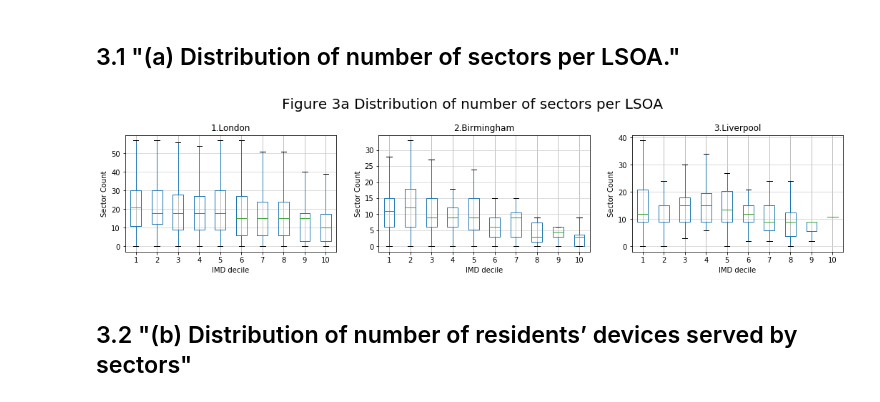
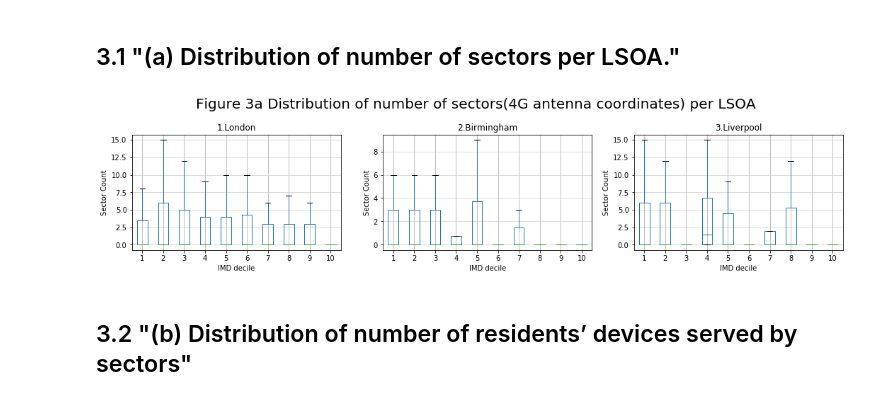
Before and after one commit to 5uperpalo/Telefonica, a Jupyter notebook: IMC2020/UK_Diagrams_IMC2020.ipynb, the cells around one changed output. Cells and saved outputs as stored; diff of their text form; code cells hidden in the pictures.

```diff
--- a/IMC2020/UK_Diagrams_IMC2020.ipynb
+++ b/IMC2020/UK_Diagrams_IMC2020.ipynb
@@ -277,46 +269,55 @@ birmingham_antenna_imd_pd = birmingham_antenna_imd_pd[birmingham_antenna_imd_pd[
 liverpool_antenna_imd_pd = pd.read_csv(liverpool_antenna_imd_loc, index_col=False)
 liverpool_antenna_imd_pd = liverpool_antenna_imd_pd[liverpool_antenna_imd_pd['generation']=='4G']
 
-# convert antenna pandas to geodataframes with coordinates of voronoi polygons corresponding to each antenna
-london_antenna_imd_pd['geometry'] = london_antenna_imd_pd['geometry_voronoi'].apply(wkt.loads)
-london_antenna_gpd_voronoi = gpd.GeoDataFrame(london_antenna_imd_pd, geometry='geometry').drop(columns=['geometry_voronoi','lkey','generation','IMDDecil']).rename(columns={'geometry_voronoi': 'geometry'})
-birmingham_antenna_imd_pd['geometry'] = birmingham_antenna_imd_pd['geometry_voronoi'].apply(wkt.loads)
-birmingham_antenna_gpd_voronoi = gpd.GeoDataFrame(birmingham_antenna_imd_pd, geometry='geometry').drop(columns=['geometry_voronoi','lkey','generation','IMDDecil']).rename(columns={'geometry_voronoi': 'geometry'})
-liverpool_antenna_imd_pd['geometry'] = liverpool_antenna_imd_pd['geometry_voronoi'].apply(wkt.loads)
-liverpool_antenna_gpd_voronoi = gpd.GeoDataFrame(liverpool_antenna_imd_pd, geometry='geometry').drop(columns=['geometry_voronoi','lkey','generation','IMDDecil']).rename(columns={'geometry_voronoi': 'geometry'})
+## previous solution - based on voronoi overlap with LSOAs
+## convert antenna pandas to geodataframes with coordinates of voronoi polygons corresponding to each antenna
+# london_antenna_imd_pd['geometry'] = london_antenna_imd_pd['geometry_voronoi'].apply(wkt.loads)
+# london_antenna_gpd_voronoi = gpd.GeoDataFrame(london_antenna_imd_pd, geometry='geometry').drop(columns=['geometry_voronoi','lkey','generation','IMDDecil']).rename(columns={'geometry_voronoi': 'geometry'})
+# birmingham_antenna_imd_pd['geometry'] = birmingham_antenna_imd_pd['geometry_voronoi'].apply(wkt.loads)
+# birmingham_antenna_gpd_voronoi = gpd.GeoDataFrame(birmingham_antenna_imd_pd, geometry='geometry').drop(columns=['geometry_voronoi','lkey','generation','IMDDecil']).rename(columns={'geometry_voronoi': 'geometry'})
+# liverpool_antenna_imd_pd['geometry'] = liverpool_antenna_imd_pd['geometry_voronoi'].apply(wkt.loads)
+# liverpool_antenna_gpd_voronoi = gpd.GeoDataFrame(liverpool_antenna_imd_pd, geometry='geometry').drop(columns=['geometry_voronoi','lkey','generation','IMDDecil']).rename(columns={'geometry_voronoi': 'geometry'})
+
+# current solution - antenna coordinates
+london_antenna_imd_pd['geometry'] = london_antenna_imd_pd['geometry'].apply(wkt.loads)
+london_antenna_gpd = gpd.GeoDataFrame(london_antenna_imd_pd, geometry='geometry').drop(columns=['geometry_voronoi','lkey','generation','IMDDecil']).rename(columns={'geometry_voronoi': 'geometry'})
+birmingham_antenna_imd_pd['geometry'] = birmingham_antenna_imd_pd['geometry'].apply(wkt.loads)
+birmingham_antenna_gpd = gpd.GeoDataFrame(birmingham_antenna_imd_pd, geometry='geometry').drop(columns=['geometry_voronoi','lkey','generation','IMDDecil']).rename(columns={'geometry_voronoi': 'geometry'})
+liverpool_antenna_imd_pd['geometry'] = liverpool_antenna_imd_pd['geometry'].apply(wkt.loads)
+liverpool_antenna_gpd = gpd.GeoDataFrame(liverpool_antenna_imd_pd, geometry='geometry').drop(columns=['geometry_voronoi','lkey','generation','IMDDecil']).rename(columns={'geometry_voronoi': 'geometry'})
 # %%
 # count intersection of 4G Antennas voronoi cells with LSOAs
-london_AntVor_x_LSOA_count = sjoin(london_lsoa_2019_gpd,london_antenna_gpd_voronoi, how='left',op='intersects').reset_index()
-london_AntVor_x_LSOA_count = london_AntVor_x_LSOA_count.groupby(['index','IMDDecil'], as_index=False).count().drop(columns=['index','geometry']).rename(columns={'index_right': '4G_antenna_count'})
+london_Ant_x_LSOA_count = sjoin(london_lsoa_2019_gpd,london_antenna_gpd, how='left',op='intersects').reset_index()
+london_Ant_x_LSOA_count = london_Ant_x_LSOA_count.groupby(['index','IMDDecil'], as_index=False).count().drop(columns=['index','geometry']).rename(columns={'index_right': '4G_antenna_count'})
 
-birmingham_AntVor_x_LSOA_count = sjoin(birmingham_lsoa_2019_gpd,birmingham_antenna_gpd_voronoi, how='left',op='intersects').reset_index()
-birmingham_AntVor_x_LSOA_count = birmingham_AntVor_x_LSOA_count.groupby(['index','IMDDecil'], as_index=False).count().drop(columns=['index','geometry']).rename(columns={'index_right': '4G_antenna_count'})
+birmingham_Ant_x_LSOA_count = sjoin(birmingham_lsoa_2019_gpd,birmingham_antenna_gpd, how='left',op='intersects').reset_index()
+birmingham_Ant_x_LSOA_count = birmingham_Ant_x_LSOA_count.groupby(['index','IMDDecil'], as_index=False).count().drop(columns=['index','geometry']).rename(columns={'index_right': '4G_antenna_count'})
 
-liverpool_AntVor_x_LSOA_count = sjoin(liverpool_lsoa_2019_gpd,liverpool_antenna_gpd_voronoi, how='left',op='intersects').reset_index()
-liverpool_AntVor_x_LSOA_count = liverpool_AntVor_x_LSOA_count.groupby(['index','IMDDecil'], as_index=False).count().drop(columns=['index','geometry']).rename(columns={'index_right': '4G_antenna_count'})
+liverpool_Ant_x_LSOA_count = sjoin(liverpool_lsoa_2019_gpd,liverpool_antenna_gpd, how='left',op='intersects').reset_index()
+liverpool_Ant_x_LSOA_count = liverpool_Ant_x_LSOA_count.groupby(['index','IMDDecil'], as_index=False).count().drop(columns=['index','geometry']).rename(columns={'index_right': '4G_antenna_count'})
 # %%
 fig, ax = plt.subplots(1, 3, figsize=(18, 3), facecolor='w', edgecolor='k')
-fig.suptitle('Figure 3a Distribution of number of sectors per LSOA', size=20, y=1.12)
+fig.suptitle('Figure 3a Distribution of number of sectors(4G antenna coordinates) per LSOA', size=20, y=1.12)
 
 def applyPlotStyle(ax):
     ax.yaxis.grid(True, linestyle='-', which='both', color='lightgrey')
     #ax.set_ylim([0,15.5])
     ax.set_xlabel('IMD decile')
     ax.set_ylabel('Sector Count')
 
-london_AntVor_x_LSOA_count.pivot(columns='IMDDecil', values='4G_antenna_count').boxplot(showfliers =False,ax=ax[0])
+london_Ant_x_LSOA_count.pivot(columns='IMDDecil', values='4G_antenna_count').boxplot(showfliers =False,ax=ax[0])
 applyPlotStyle(ax[0])
 ax[0].set_title('1.London')
 
-birmingham_AntVor_x_LSOA_count.pivot(columns='IMDDecil', values='4G_antenna_count').boxplot(showfliers =False,ax=ax[1])
+birmingham_Ant_x_LSOA_count.pivot(columns='IMDDecil', values='4G_antenna_count').boxplot(showfliers =False,ax=ax[1])
 applyPlotStyle(ax[1])
 ax[1].set_title('2.Birmingham')
 
-liverpool_AntVor_x_LSOA_count.pivot(columns='IMDDecil', values='4G_antenna_count').boxplot(showfliers =False,ax=ax[2])
+liverpool_Ant_x_LSOA_count.pivot(columns='IMDDecil', values='4G_antenna_count').boxplot(showfliers =False,ax=ax[2])
 applyPlotStyle(ax[2])
 ax[2].set_title('3.Liverpool');
 # %% [output]
-[figure, old version]
+[figure, new version]
 # %% [markdown]
 ## 3.2 "(b) Distribution of number of residents’ devices served by sectors"
 # %%
```
Also changed, not shown: parts of 14 cells of this notebook.
